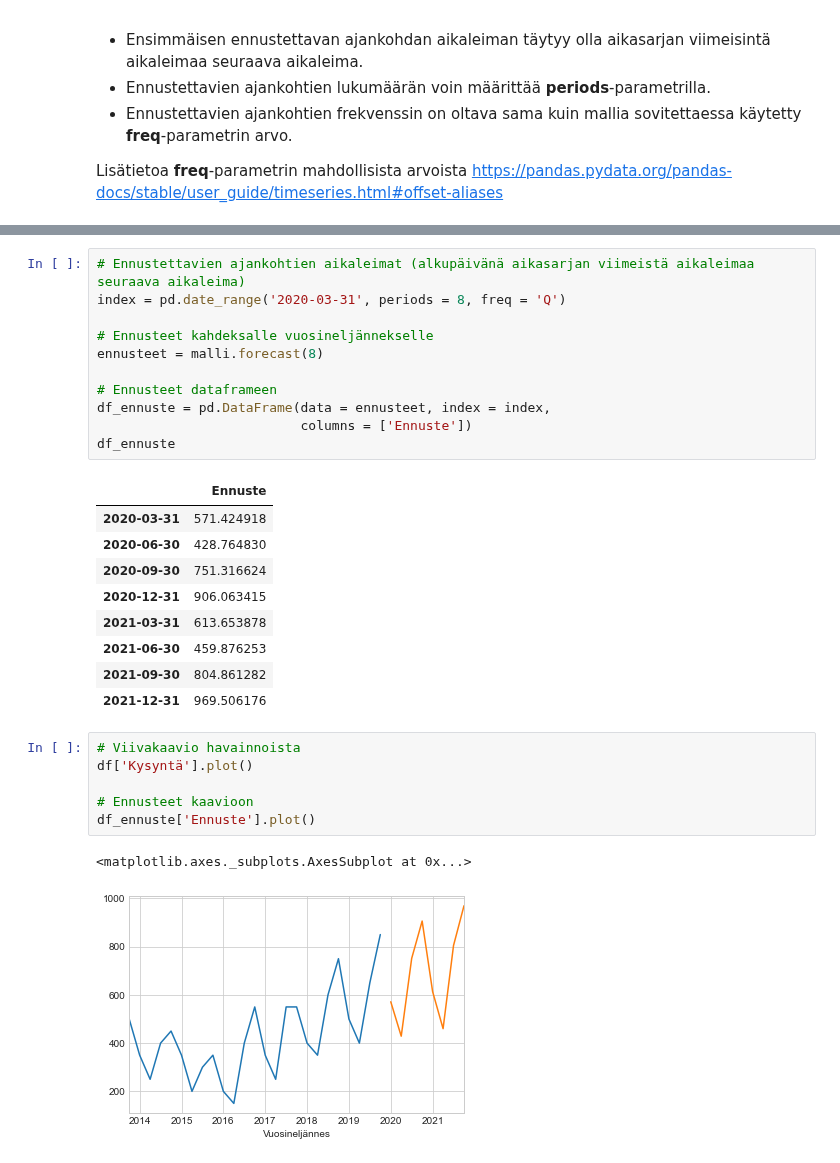
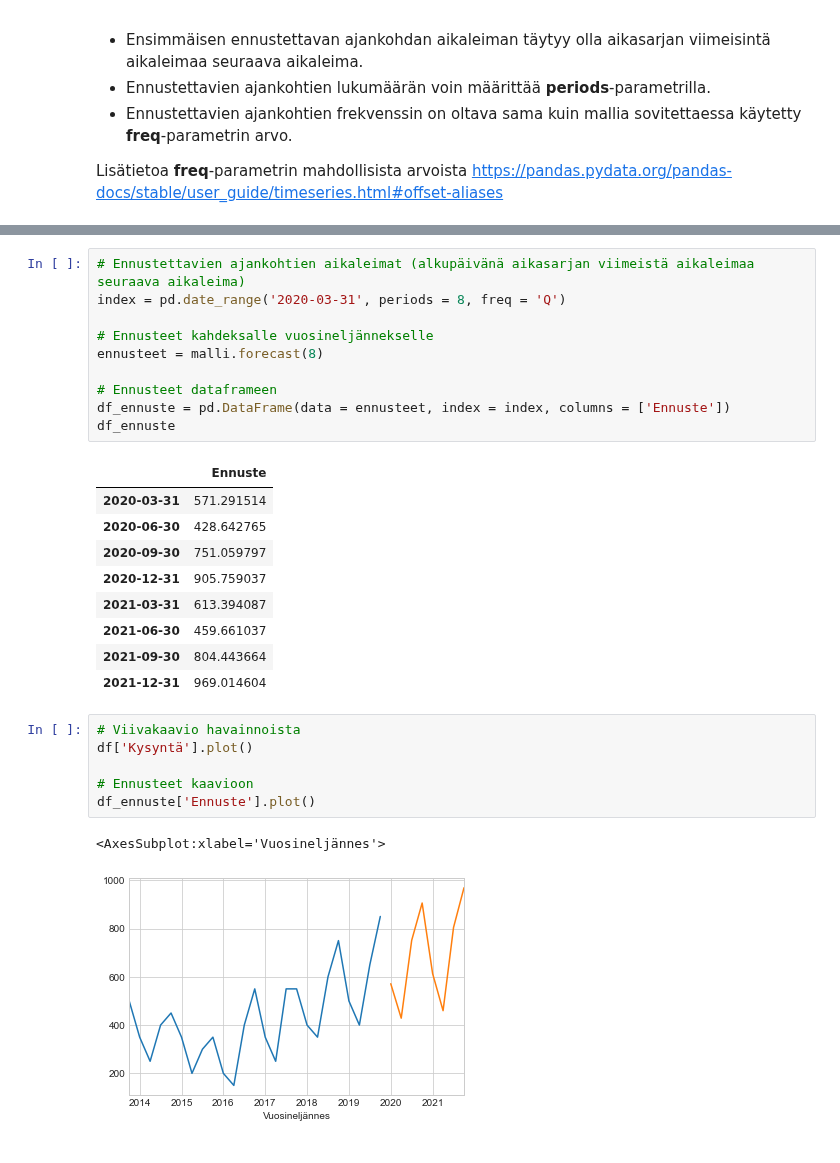
Before and after one commit to taanila/aikasarjat, a Jupyter notebook: forecast3.ipynb, the cells around one changed output, grey strips where cells are left out. Drawn from its saved outputs; the diff is of its cells as text.

```diff
--- a/forecast3.ipynb
+++ b/forecast3.ipynb
@@ -204,24 +209,23 @@ df.tail()
 # %%
 # Ennustettavien ajankohtien aikaleimat (alkupäivänä aikasarjan viimeistä aikaleimaa seuraava aikaleima)
 index = pd.date_range('2020-03-31', periods = 8, freq = 'Q')
 
 # Ennusteet kahdeksalle vuosineljännekselle
 ennusteet = malli.forecast(8)
 
 # Ennusteet dataframeen
-df_ennuste = pd.DataFrame(data = ennusteet, index = index,
-                          columns = ['Ennuste'])
+df_ennuste = pd.DataFrame(data = ennusteet, index = index, columns = ['Ennuste'])
 df_ennuste
 # %% [output]
 |  | Ennuste |
-| 2020-03-31 | 571.424918 |
-| 2020-06-30 | 428.764830 |
-| 2020-09-30 | 751.316624 |
-| 2020-12-31 | 906.063415 |
-| 2021-03-31 | 613.653878 |
-| 2021-06-30 | 459.876253 |
-| 2021-09-30 | 804.861282 |
-| 2021-12-31 | 969.506176 |
+| 2020-03-31 | 571.291514 |
+| 2020-06-30 | 428.642765 |
+| 2020-09-30 | 751.059797 |
+| 2020-12-31 | 905.759037 |
+| 2021-03-31 | 613.394087 |
+| 2021-06-30 | 459.661037 |
+| 2021-09-30 | 804.443664 |
+| 2021-12-31 | 969.014604 |
 # %%
 # Viivakaavio havainnoista
 df['Kysyntä'].plot()
@@ -229,7 +233,7 @@ df['Kysyntä'].plot()
 # Ennusteet kaavioon
 df_ennuste['Ennuste'].plot()
 # %% [output]
-<matplotlib.axes._subplots.AxesSubplot at 0x...>
+<AxesSubplot:xlabel='Vuosineljännes'>
 [figure]
 # %%
 # Dataframe, jossa alkuperäinen aikasarja ja lasketut ennusteet
```
Also changed, not shown: parts of 11 cells of this notebook.
